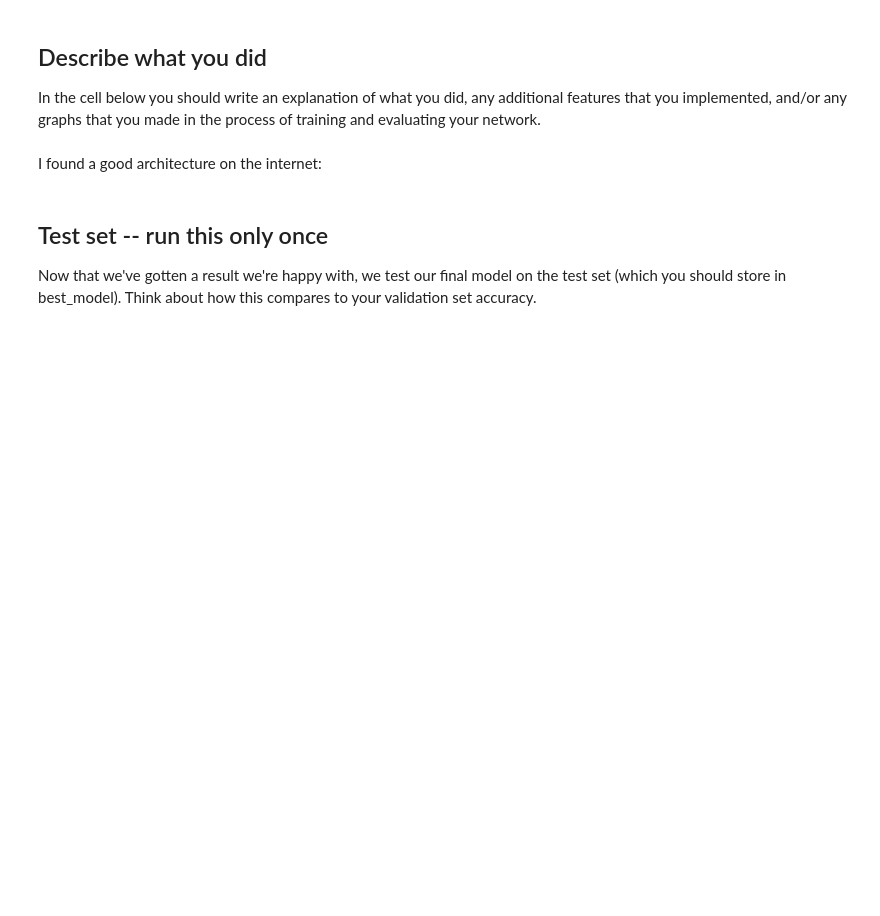
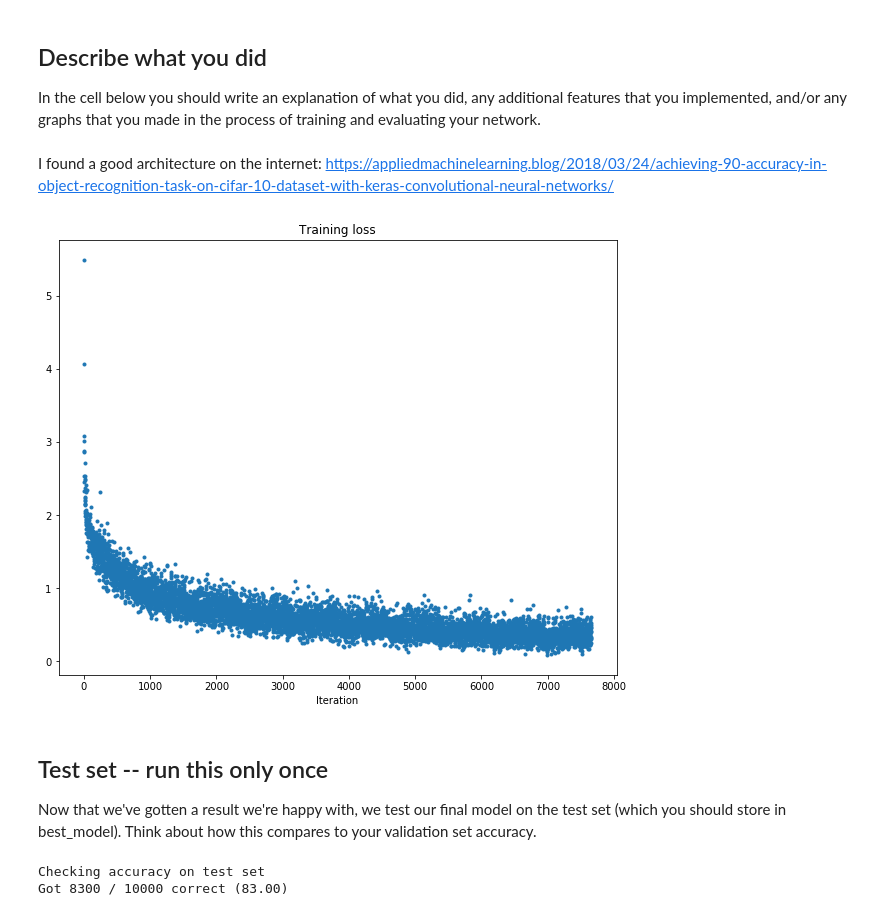
Before and after one commit to idow09/cs231n, a Jupyter notebook: spring1718_assignment2_v2/PyTorch.ipynb, the cells around one changed output. Saved outputs shown, nothing was run; the diff lists cells and outputs as text; code cells hidden in the pictures; blank space fills up the shorter version.

Commit message:
83% on test, Finished playing with architectures

```diff
--- a/spring1718_assignment2_v2/PyTorch.ipynb
+++ b/spring1718_assignment2_v2/PyTorch.ipynb
@@ -611,6 +611,7 @@ def train_part34(model, optimizer, epochs=1):
 
     Returns: Nothing, but prints model accuracies during training.
     """
+    loss_history = []
     model = model.to(device=device)  # move the model parameters to CPU/GPU
     for e in range(epochs):
         for t, (x, y) in enumerate(loader_train):
@@ -633,10 +634,12 @@ def train_part34(model, optimizer, epochs=1):
             # computed by the backwards pass.
             optimizer.step()
 
+            loss_history.append(loss.item())
             if t % print_every == 0:
-                print('Iteration %d, loss = %.4f' % (t, loss.item()))
+                print('Epoch %d, Iteration %d, loss = %.4f' % (e, t, loss.item()))
                 check_accuracy_part34(loader_val, model)
                 print()
+    return loss_history
 # %% [markdown]
 ### Module API: Train a Two-Layer Network
 Now we are ready to run the training loop. In contrast to part II, we don't explicitly allocate parameter tensors anymore.
@@ -909,6 +912,6 @@ model = nn.Sequential(
 optimizer = optim.RMSprop(model.parameters(), lr=learning_rate, weight_decay=decay)
 
 # You should get at least 70% accuracy
-train_part34(model, optimizer, epochs=10)
+loss_history = train_part34(model, optimizer, epochs=10)
 # check_accuracy_part34(loader_val, model)
 # %% [output]
@@ -933,8 +936,23 @@ Got 855 / 1000 correct (85.50)
 ## Describe what you did
 
 In the cell below you should write an explanation of what you did, any additional features that you implemented, and/or any graphs that you made in the process of training and evaluating your network.
-# %% [markdown]
-I found a good architecture on the internet:
+# %% [markdown]
+I found a good architecture on the internet:
+https://appliedmachinelearning.blog/2018/03/24/achieving-90-accuracy-in-object-recognition-task-on-cifar-10-dataset-with-keras-convolutional-neural-networks/
+# %%
+import matplotlib.pyplot as plt
+%matplotlib inline
+plt.rcParams['figure.figsize'] = (10.0, 8.0) # set default size of plots
+plt.rcParams['image.interpolation'] = 'nearest'
+plt.rcParams['image.cmap'] = 'gray'
+# %%
+# plt.subplot(2, 1, 1)
+plt.title('Training loss')
+plt.plot(loss_history, '.')
+plt.xlabel('Iteration')
+plt.show()
+# %% [output]
+[figure, added]
 # %% [markdown]
 ## Test set -- run this only once
 
@@ -942,3 +960,6 @@ Now that we've gotten a result we're happy with, we test our final model on the
 # %%
 best_model = model
 check_accuracy_part34(loader_test, best_model)
+# %% [output]
+Checking accuracy on test set
+Got 8300 / 10000 correct (83.00)
```
Also changed, not shown: parts of 1 cell of this notebook.
